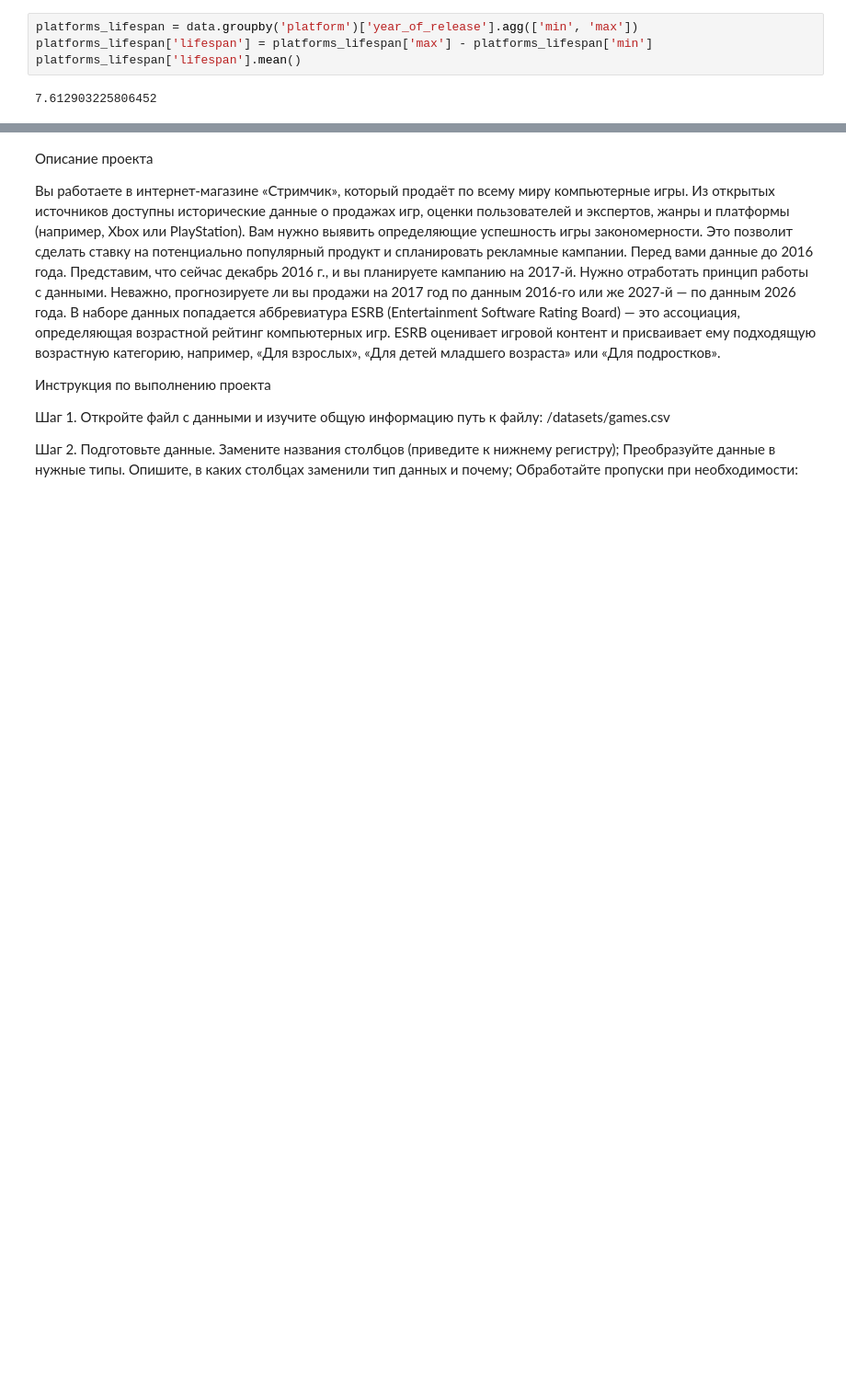
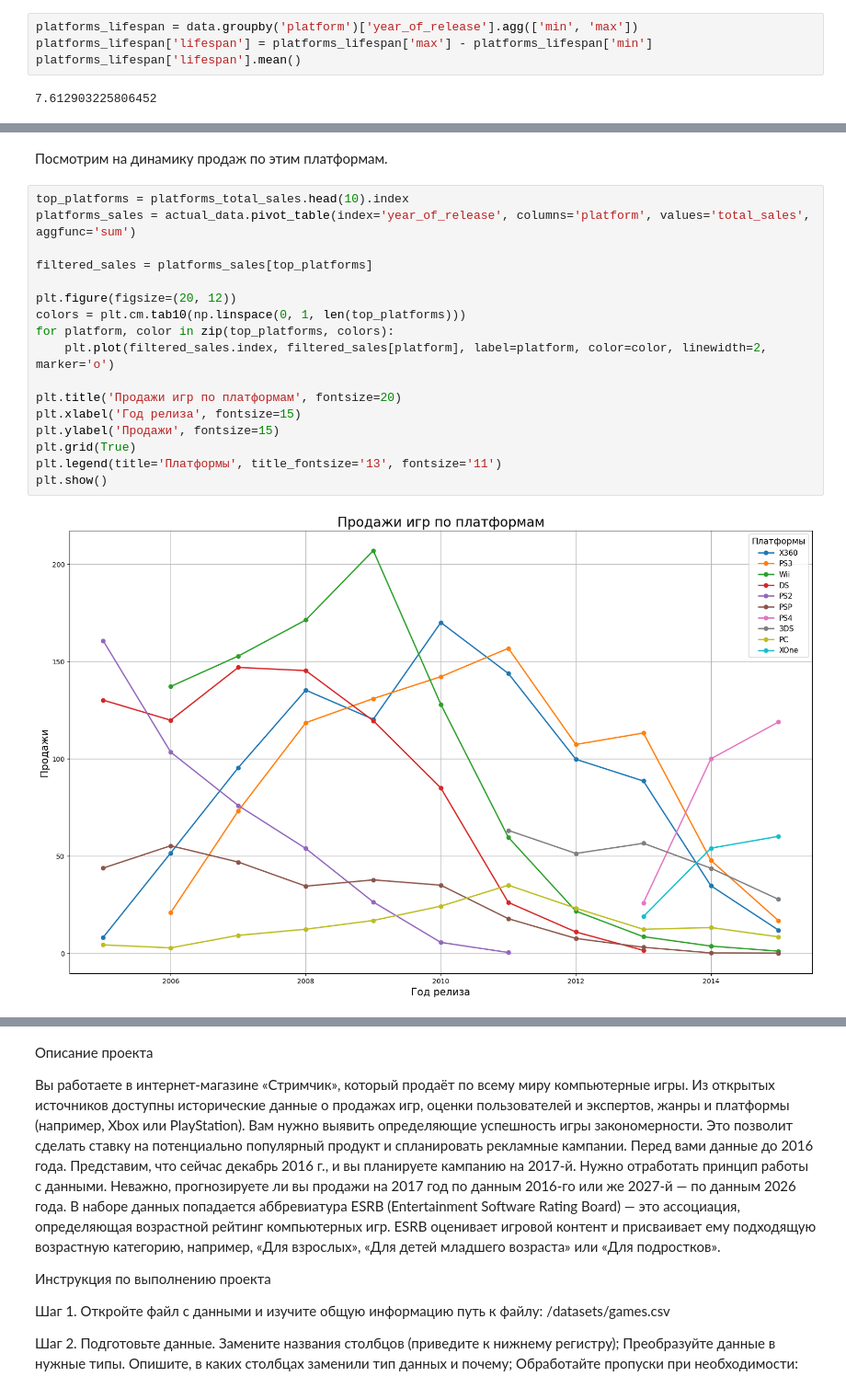
Before and after one commit to sudobooo/games_project, a Jupyter notebook: games_project.ipynb, the cells around one changed output, grey strips where cells are left out. Shown at 92% size. Saved outputs shown, nothing was run; the diff lists cells and outputs as text; blank space fills up the shorter version.

```diff
--- a/games_project.ipynb
+++ b/games_project.ipynb
@@ -515,0 +617,21 @@ platforms_lifespan['lifespan'].mean()
+# %% [markdown]
+Посмотрим на динамику продаж по этим платформам.
+# %%
+top_platforms = platforms_total_sales.head(10).index
+platforms_sales = actual_data.pivot_table(index='year_of_release', columns='platform', values='total_sales', aggfunc='sum')
+
+filtered_sales = platforms_sales[top_platforms]
+
+plt.figure(figsize=(20, 12))
+colors = plt.cm.tab10(np.linspace(0, 1, len(top_platforms)))
+for platform, color in zip(top_platforms, colors):
+    plt.plot(filtered_sales.index, filtered_sales[platform], label=platform, color=color, linewidth=2, marker='o')
+
+plt.title('Продажи игр по платформам', fontsize=20)
+plt.xlabel('Год релиза', fontsize=15)
+plt.ylabel('Продажи', fontsize=15)
+plt.grid(True)
+plt.legend(title='Платформы', title_fontsize='13', fontsize='11')
+plt.show()
+# %% [output]
+[figure, added]
```
Also changed, not shown: parts of 47 cells of this notebook.
